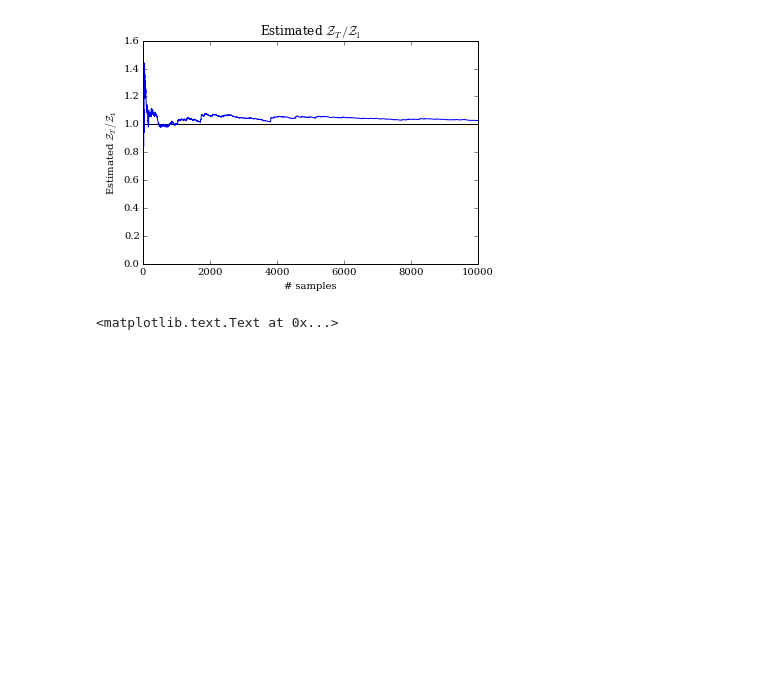
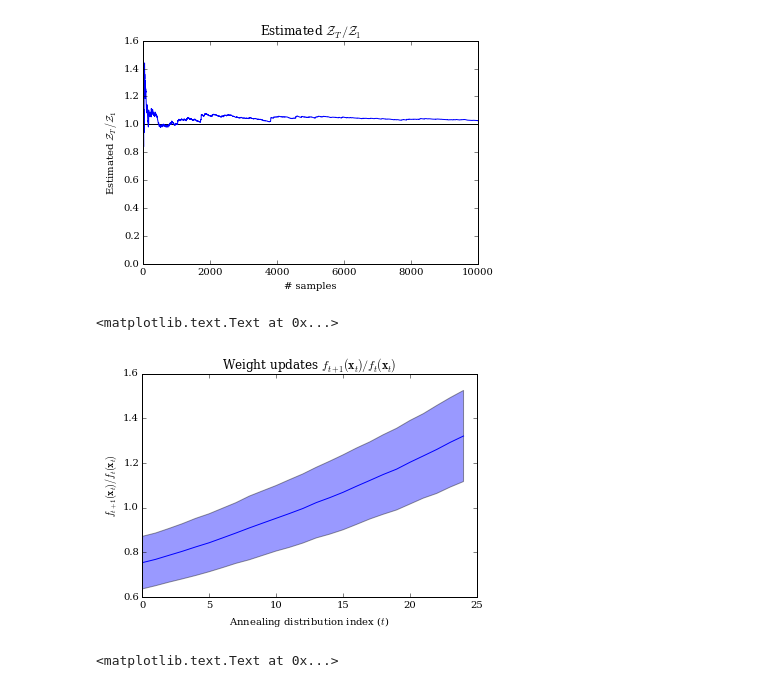
Before and after one commit to maxentile/equilibrium-sampling-tinker, a Jupyter notebook: Annealed importance sampling.ipynb, the cells around one changed output. Saved outputs shown, nothing was run; the diff lists cells and outputs as text; code cells hidden in the pictures; blank space fills up the shorter version.

```diff
--- a/Annealed importance sampling.ipynb
+++ b/Annealed importance sampling.ipynb
@@ -92,24 +91,29 @@ def annealed_importance_sampling(draw_exact_initial_sample,
     dim=len(draw_exact_initial_sample())
     T = len(annealing_distributions)
     weights = np.ones(n_samples,dtype=np.double)
+    ratios = []
 
     xs = []
     for k in range(n_samples):
         x = np.zeros((T,dim))
+        ratios_ = np.zeros(T-1,dtype=np.double)
         x[0] = draw_exact_initial_sample()
 
         for t in range(1,T):
 
+
             f_tminus1 = annealing_distributions[t-1](x[t-1])
             f_t = annealing_distributions[t](x[t-1])
 
-            weights[k] *= f_t/f_tminus1
+            ratios_[t-1] = f_t/f_tminus1
+            weights[k] *= ratios_[t-1]
 
             x[t] = transition_kernels[t](x[t-1],target_f=annealing_distributions[t])
 
         xs.append(x)
+        ratios.append(ratios_)
 
-    return xs, weights
+    return np.array(xs), weights, np.array(ratios)
 # %% [markdown]
 ### 2. Define annealing distributions
 
@@ -192,7 +196,7 @@ transition_kernels = [gaussian_random_walk]*len(annealing_distributions)
 # %% [markdown]
 ### 4. Run AIS on this toy example
 # %%
-xs, weights = annealed_importance_sampling(draw_from_initial,
+xs, weights, ratios = annealed_importance_sampling(draw_from_initial,
                                  transition_kernels,
                                  annealing_distributions,
                                  n_samples=10000)
@@ -209,6 +213,21 @@ plt.title(r'Estimated $\mathcal{Z}_T / \mathcal{Z}_1$')
 # %% [output]
 <matplotlib.text.Text at 0x...>
 [figure]
+# %%
+ratios_ = ratios
+
+mean=ratios_.mean(0)[1:]
+err = ratios_.std(0)[1:]
+
+
+plt.plot(mean);
+plt.fill_between(range(len(mean)),mean-err,mean+err,alpha=0.4);
+plt.xlabel(r'Annealing distribution index ($t$)')
+plt.ylabel(r'$f_{t+1}(\mathbf{x}_{t})/f_{t}(\mathbf{x}_{t})$')
+plt.title(r'Weight updates $f_{t+1}(\mathbf{x}_{t})/f_{t}(\mathbf{x}_{t})$')
+# %% [output]
+<matplotlib.text.Text at 0x...>
+[figure, added]
 # %%
 end_samples = np.array([x_[-1] for x_ in xs])
 plt.hist(end_samples,bins=50,normed=True);
```
Also changed, not shown: parts of 16 cells of this notebook.
